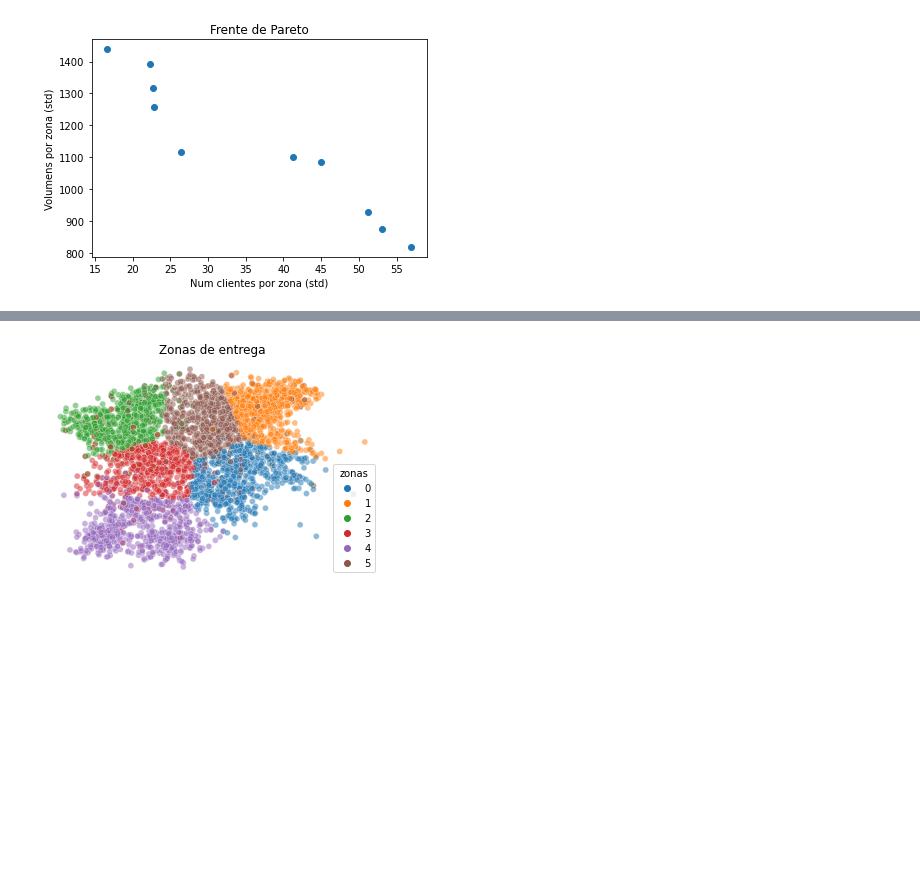
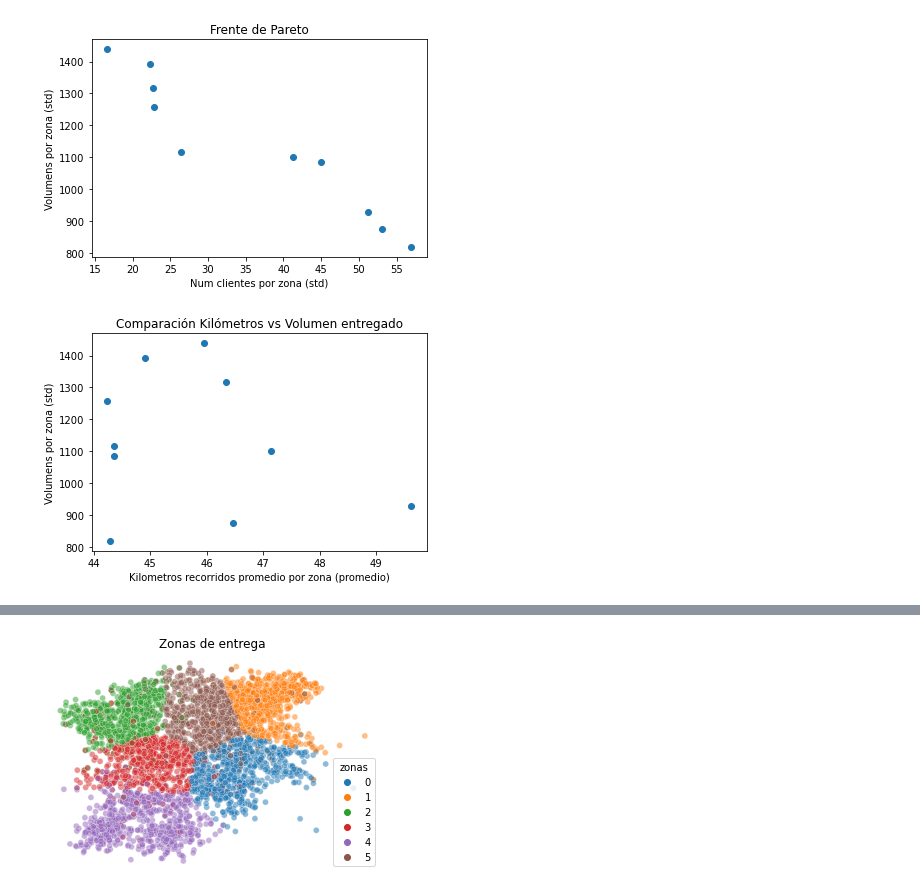
Before and after one commit to lpardosixtos/BDC2020MX, a Jupyter notebook: Solución Principal/Pareto-Kmedias.ipynb, the cells around one changed output, grey strips where cells are left out. Drawn from its saved outputs; the diff is of its cells as text; code cells hidden in the pictures; blank space fills up the shorter version.

Commit message:
Comparación con distancia real y estadísticas.

```diff
--- a/Solución Principal/Pareto-Kmedias.ipynb
+++ b/Solución Principal/Pareto-Kmedias.ipynb
@@ -193,3 +204,16 @@ print(np.concatenate([np_front[np.argsort(np_front[:,0], axis=0)],
+# %%
+dists = real_dist(points)
+distances = []
+for i in range(len(pareto_front)):
+    klabs = pareto_data[i][1].numpy()
+    # Distancia recorrida por zona
+    dists = real_dist(points)
+    tot_dist = 0
+    for i in range(6):
+        indices = np.where(klabs==i)
+        curr_dists = dists[indices][:,indices]
+        tot_dist += curr_dists.mean()/2
+    distances.append( (tot_dist/6).item())
 # %%
 # Valores de número de nodos y volumen que alcanzan las soluciones en el frente pareto
 plt.figure()
@@ -200,3 +224,13 @@ plt.ylabel('Volumens por zona (std)')
 plt.show()
 # %% [output]
 [figure]
+# %%
+# Valores de número de nodos y volumen que alcanzan las soluciones en el frente pareto
+plt.figure()
+plt.scatter([x for x in distances], [y for x,y in pareto_front])
+plt.title('Comparación Kilómetros vs Volumen entregado')
+plt.xlabel('Kilometros recorridos promedio por zona (promedio)')
+plt.ylabel('Volumens por zona (std)')
+plt.show()
+# %% [output]
+[figure, added]
```
Also changed, not shown: parts of 7 cells of this notebook.
